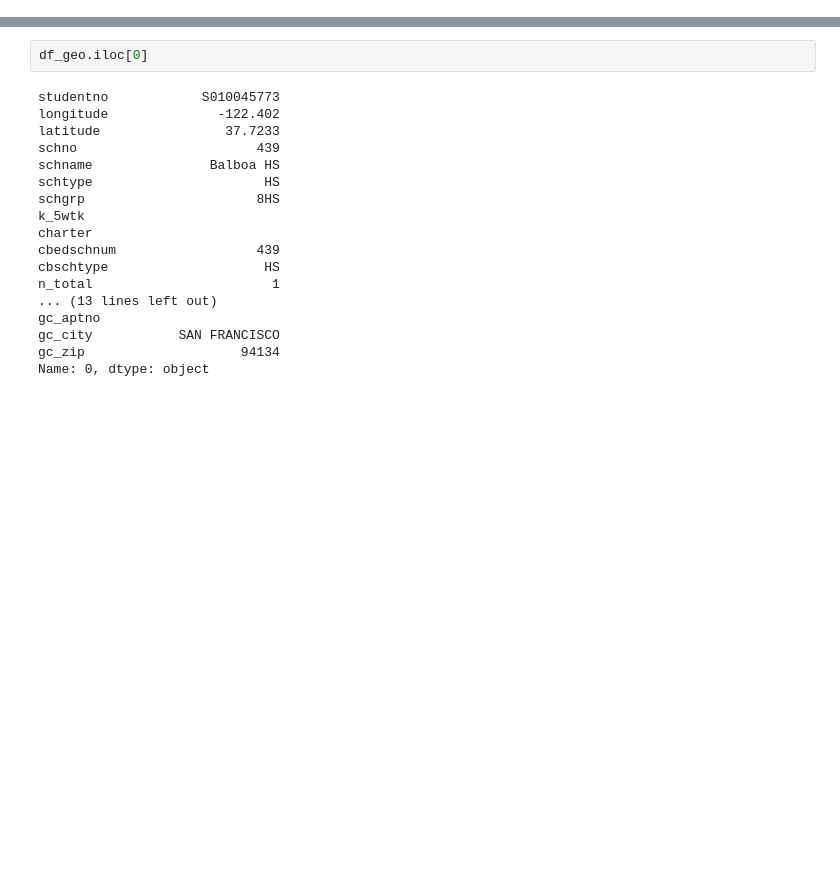
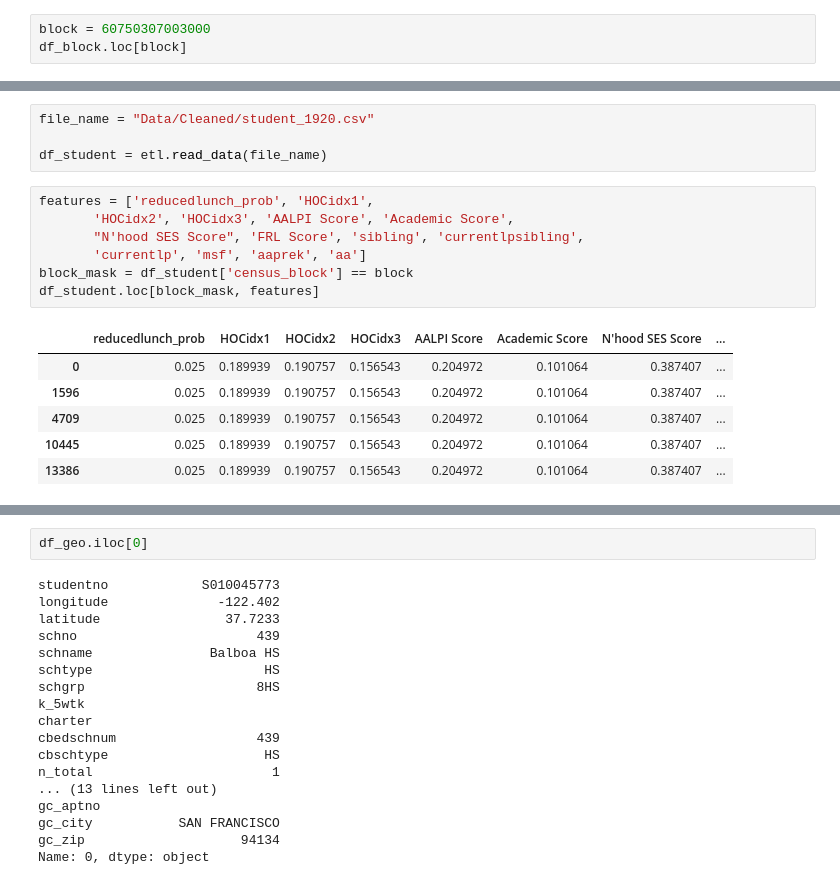
Before and after one commit to 18rberry/Operationalizing-Equity-Tiebreaker-in-SF, a Jupyter notebook: notebooks/20210623-jjl-eda.ipynb, the cells around one changed output, grey strips where cells are left out. Cells and saved outputs as stored; diff of their text form; blank space fills up the shorter version.

```diff
--- a/notebooks/20210623-jjl-eda.ipynb
+++ b/notebooks/20210623-jjl-eda.ipynb
@@ -27,0 +51,3 @@ df.head()
+# %%
+block = 60750307003000
+df_block.loc[block]
@@ -27,0 +73,18 @@ df.head()
+# %%
+file_name = "Data/Cleaned/student_1920.csv"
+
+df_student = etl.read_data(file_name)
+# %%
+features = ['reducedlunch_prob', 'HOCidx1',
+       'HOCidx2', 'HOCidx3', 'AALPI Score', 'Academic Score',
+       "N'hood SES Score", 'FRL Score', 'sibling', 'currentlpsibling',
+       'currentlp', 'msf', 'aaprek', 'aa']
+block_mask = df_student['census_block'] == block
+df_student.loc[block_mask, features]
+# %% [output]
+|  | reducedlunch_prob | HOCidx1 | HOCidx2 | HOCidx3 | AALPI Score | Academic Score | N'hood SES Score | ... |
+| 0 | 0.025 | 0.189939 | 0.190757 | 0.156543 | 0.204972 | 0.101064 | 0.387407 | ... |
+| 1596 | 0.025 | 0.189939 | 0.190757 | 0.156543 | 0.204972 | 0.101064 | 0.387407 | ... |
+| 4709 | 0.025 | 0.189939 | 0.190757 | 0.156543 | 0.204972 | 0.101064 | 0.387407 | ... |
+| 10445 | 0.025 | 0.189939 | 0.190757 | 0.156543 | 0.204972 | 0.101064 | 0.387407 | ... |
+| 13386 | 0.025 | 0.189939 | 0.190757 | 0.156543 | 0.204972 | 0.101064 | 0.387407 | ... |
```
Also changed, not shown: parts of 9 cells of this notebook.
